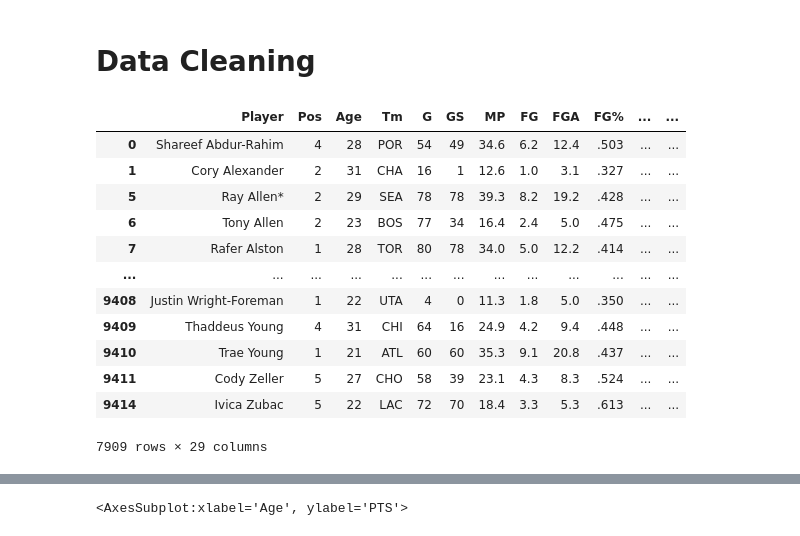
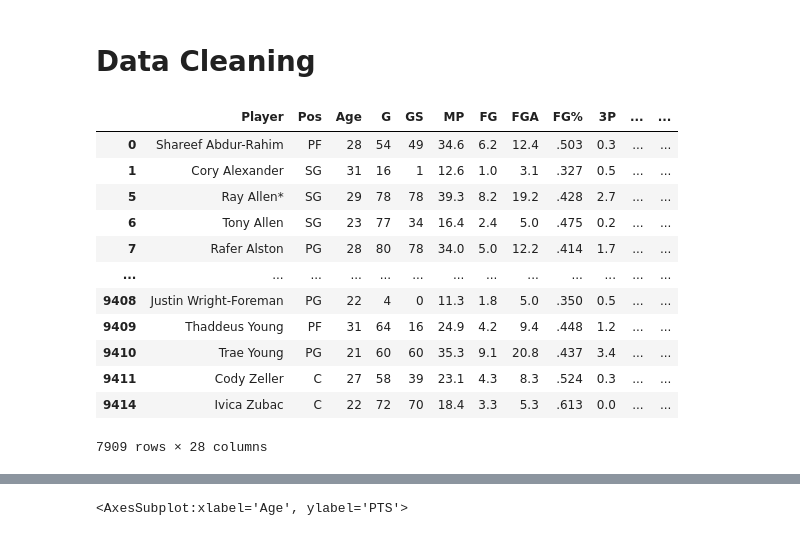
Before and after one commit to avitay18/NBA-Data-Analysis, a Jupyter notebook: nba.ipynb, the cells around one changed output, grey strips where cells are left out. Cells and saved outputs as stored; diff of their text form; code cells hidden in the pictures.

```diff
--- a/nba.ipynb
+++ b/nba.ipynb
@@ -64,30 +50,26 @@ nba_df
 9415 rows × 30 columns
 # %% [markdown]
 # Data Cleaning
-# %%
-nba_df.reset_index(inplace=True)
-del nba_df['index']
-del nba_df['Rk']
-nba_df['Pos']=np.where(nba_df['Pos']=='PG',1,nba_df['Pos'])
-nba_df['Pos']=np.where(nba_df['Pos']=='SG',2,nba_df['Pos'])
-nba_df['Pos']=np.where(nba_df['Pos']=='SF',3,nba_df['Pos'])
-nba_df['Pos']=np.where(nba_df['Pos']=='PF',4,nba_df['Pos'])
-nba_df['Pos']=np.where(nba_df['Pos']=='C',5,nba_df['Pos'])
-nba_df.dropna(axis=0)
-# %% [output]
-|  | Player | Pos | Age | Tm | G | GS | MP | FG | FGA | FG% | ... | ... |
-| 0 | Shareef Abdur-Rahim | 4 | 28 | POR | 54 | 49 | 34.6 | 6.2 | 12.4 | .503 | ... | ... |
-| 1 | Cory Alexander | 2 | 31 | CHA | 16 | 1 | 12.6 | 1.0 | 3.1 | .327 | ... | ... |
-| 5 | Ray Allen* | 2 | 29 | SEA | 78 | 78 | 39.3 | 8.2 | 19.2 | .428 | ... | ... |
-| 6 | Tony Allen | 2 | 23 | BOS | 77 | 34 | 16.4 | 2.4 | 5.0 | .475 | ... | ... |
-| 7 | Rafer Alston | 1 | 28 | TOR | 80 | 78 | 34.0 | 5.0 | 12.2 | .414 | ... | ... |
-| ... | ... | ... | ... | ... | ... | ... | ... | ... | ... | ... | ... | ... |
-| 9408 | Justin Wright-Foreman | 1 | 22 | UTA | 4 | 0 | 11.3 | 1.8 | 5.0 | .350 | ... | ... |
-| 9409 | Thaddeus Young | 4 | 31 | CHI | 64 | 16 | 24.9 | 4.2 | 9.4 | .448 | ... | ... |
-| 9410 | Trae Young | 1 | 21 | ATL | 60 | 60 | 35.3 | 9.1 | 20.8 | .437 | ... | ... |
-| 9411 | Cody Zeller | 5 | 27 | CHO | 58 | 39 | 23.1 | 4.3 | 8.3 | .524 | ... | ... |
-| 9414 | Ivica Zubac | 5 | 22 | LAC | 72 | 70 | 18.4 | 3.3 | 5.3 | .613 | ... | ... |
-7909 rows × 29 columns
+# %%
+nba_df.reset_index(inplace=True)
+del nba_df['index']
+del nba_df['Rk']
+del nba_df['Tm']
+nba_df.dropna(axis=0)
+# %% [output]
+|  | Player | Pos | Age | G | GS | MP | FG | FGA | FG% | 3P | ... | ... |
+| 0 | Shareef Abdur-Rahim | PF | 28 | 54 | 49 | 34.6 | 6.2 | 12.4 | .503 | 0.3 | ... | ... |
+| 1 | Cory Alexander | SG | 31 | 16 | 1 | 12.6 | 1.0 | 3.1 | .327 | 0.5 | ... | ... |
+| 5 | Ray Allen* | SG | 29 | 78 | 78 | 39.3 | 8.2 | 19.2 | .428 | 2.7 | ... | ... |
+| 6 | Tony Allen | SG | 23 | 77 | 34 | 16.4 | 2.4 | 5.0 | .475 | 0.2 | ... | ... |
+| 7 | Rafer Alston | PG | 28 | 80 | 78 | 34.0 | 5.0 | 12.2 | .414 | 1.7 | ... | ... |
+| ... | ... | ... | ... | ... | ... | ... | ... | ... | ... | ... | ... | ... |
+| 9408 | Justin Wright-Foreman | PG | 22 | 4 | 0 | 11.3 | 1.8 | 5.0 | .350 | 0.5 | ... | ... |
+| 9409 | Thaddeus Young | PF | 31 | 64 | 16 | 24.9 | 4.2 | 9.4 | .448 | 1.2 | ... | ... |
+| 9410 | Trae Young | PG | 21 | 60 | 60 | 35.3 | 9.1 | 20.8 | .437 | 3.4 | ... | ... |
+| 9411 | Cody Zeller | C | 27 | 58 | 39 | 23.1 | 4.3 | 8.3 | .524 | 0.3 | ... | ... |
+| 9414 | Ivica Zubac | C | 22 | 72 | 70 | 18.4 | 3.3 | 5.3 | .613 | 0.0 | ... | ... |
+7909 rows × 28 columns
 # %%
 nba_df = nba_df[nba_df.Player != "Player"] ## Remove rows with shitty data
 
```
Also changed, not shown: parts of 8 cells of this notebook.
